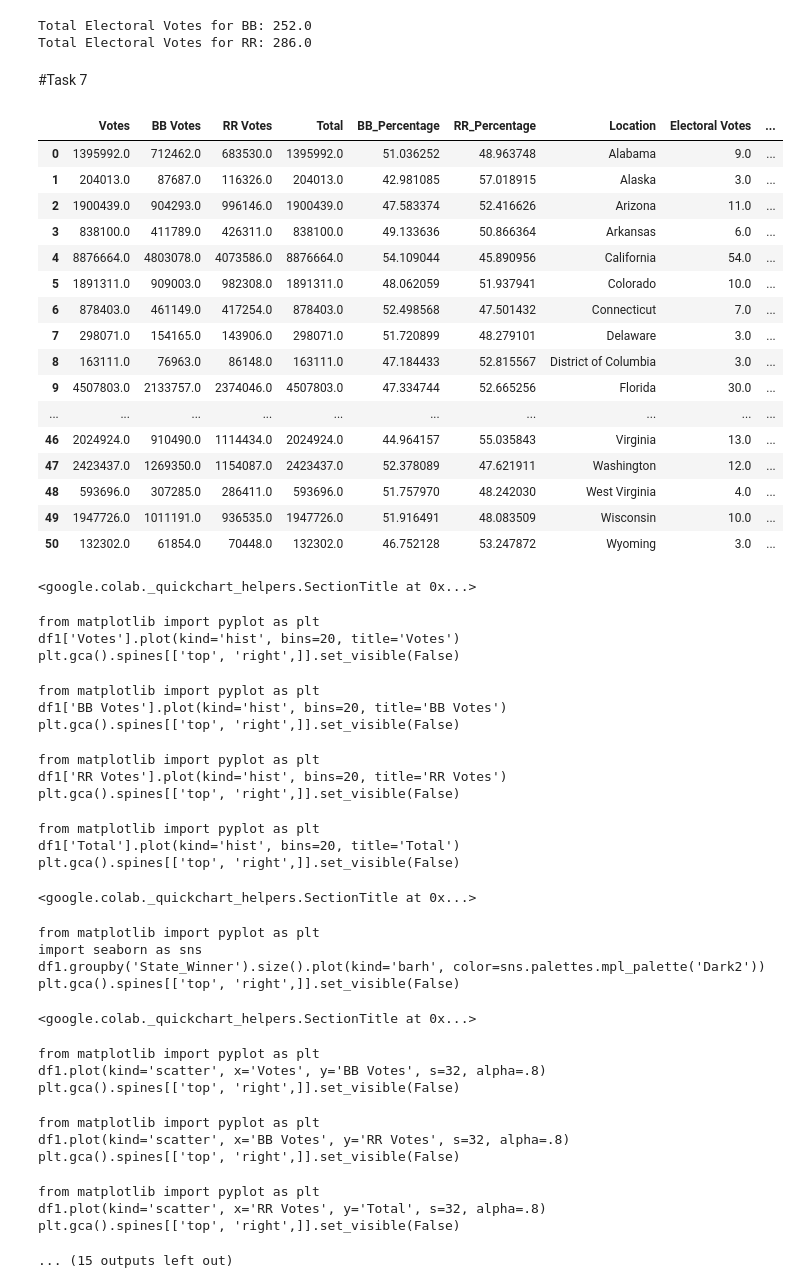
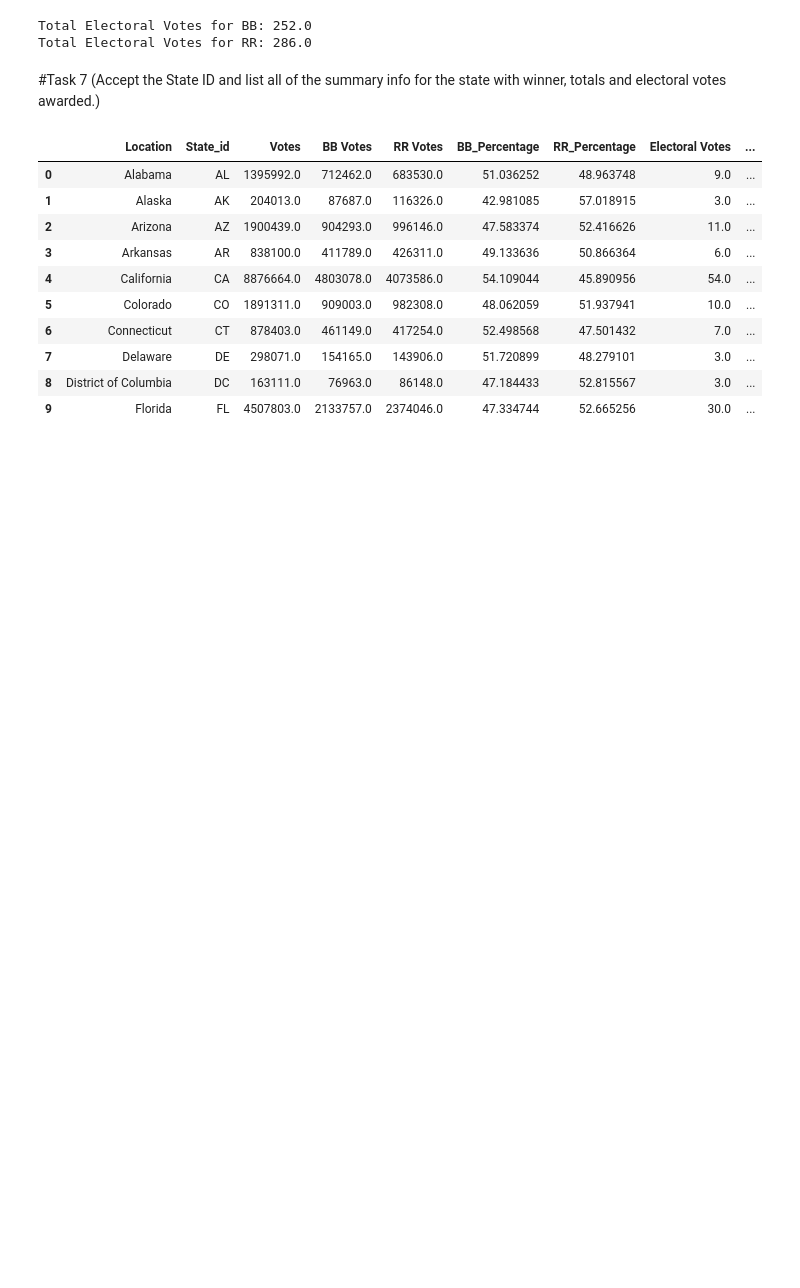
Before and after one commit to winesther23/CMPSC-132-Project-2, a Jupyter notebook: Project_2.ipynb, the cells around one changed output. Saved outputs shown, nothing was run; the diff lists cells and outputs as text; code cells hidden in the pictures; blank space fills up the shorter version.

```diff
--- a/Project_2.ipynb
+++ b/Project_2.ipynb
@@ -181,54 +181,23 @@ print("Total Electoral Votes for RR:", total_electoral_votes_rr)
 # %% [output]
 Total Electoral Votes for BB: 252.0
 Total Electoral Votes for RR: 286.0
-# %% [markdown]
-#Task 7
+# %% [markdown]
+#Task 7 (Accept the State ID and list all of the summary info for the state with winner, totals and electoral votes awarded.)
+# %%
+df1["State_id"] = State_Info['Postal Abbreviation']
+# %%
+df1 = df1.reindex(columns=['Location', 'State_id', 'Votes', 'BB Votes', 'RR Votes', 'BB_Percentage', 'RR_Percentage', 'Electoral Votes', 'State_Winner', 'Electoral_Votes_Won_BB', 'Electoral_Votes_Won_RR'])
 # %%
-df1
+df1.head(10)
 # %% [output]
-|  | Votes | BB Votes | RR Votes | Total | BB_Percentage | RR_Percentage | Location | Electoral Votes | ... |
-| 0 | 1395992.0 | 712462.0 | 683530.0 | 1395992.0 | 51.036252 | 48.963748 | Alabama | 9.0 | ... |
-| 1 | 204013.0 | 87687.0 | 116326.0 | 204013.0 | 42.981085 | 57.018915 | Alaska | 3.0 | ... |
-| 2 | 1900439.0 | 904293.0 | 996146.0 | 1900439.0 | 47.583374 | 52.416626 | Arizona | 11.0 | ... |
-| 3 | 838100.0 | 411789.0 | 426311.0 | 838100.0 | 49.133636 | 50.866364 | Arkansas | 6.0 | ... |
-| 4 | 8876664.0 | 4803078.0 | 4073586.0 | 8876664.0 | 54.109044 | 45.890956 | California | 54.0 | ... |
-| 5 | 1891311.0 | 909003.0 | 982308.0 | 1891311.0 | 48.062059 | 51.937941 | Colorado | 10.0 | ... |
-| 6 | 878403.0 | 461149.0 | 417254.0 | 878403.0 | 52.498568 | 47.501432 | Connecticut | 7.0 | ... |
-| 7 | 298071.0 | 154165.0 | 143906.0 | 298071.0 | 51.720899 | 48.279101 | Delaware | 3.0 | ... |
-| 8 | 163111.0 | 76963.0 | 86148.0 | 163111.0 | 47.184433 | 52.815567 | District of Columbia | 3.0 | ... |
-| 9 | 4507803.0 | 2133757.0 | 2374046.0 | 4507803.0 | 47.334744 | 52.665256 | Florida | 30.0 | ... |
-| ... | ... | ... | ... | ... | ... | ... | ... | ... | ... |
-| 46 | 2024924.0 | 910490.0 | 1114434.0 | 2024924.0 | 44.964157 | 55.035843 | Virginia | 13.0 | ... |
-| 47 | 2423437.0 | 1269350.0 | 1154087.0 | 2423437.0 | 52.378089 | 47.621911 | Washington | 12.0 | ... |
-| 48 | 593696.0 | 307285.0 | 286411.0 | 593696.0 | 51.757970 | 48.242030 | West Virginia | 4.0 | ... |
-| 49 | 1947726.0 | 1011191.0 | 936535.0 | 1947726.0 | 51.916491 | 48.083509 | Wisconsin | 10.0 | ... |
-| 50 | 132302.0 | 61854.0 | 70448.0 | 132302.0 | 46.752128 | 53.247872 | Wyoming | 3.0 | ... |
+|  | Location | State_id | Votes | BB Votes | RR Votes | BB_Percentage | RR_Percentage | Electoral Votes | ... |
+| 0 | Alabama | AL | 1395992.0 | 712462.0 | 683530.0 | 51.036252 | 48.963748 | 9.0 | ... |
+| 1 | Alaska | AK | 204013.0 | 87687.0 | 116326.0 | 42.981085 | 57.018915 | 3.0 | ... |
+| 2 | Arizona | AZ | 1900439.0 | 904293.0 | 996146.0 | 47.583374 | 52.416626 | 11.0 | ... |
+| 3 | Arkansas | AR | 838100.0 | 411789.0 | 426311.0 | 49.133636 | 50.866364 | 6.0 | ... |
+| 4 | California | CA | 8876664.0 | 4803078.0 | 4073586.0 | 54.109044 | 45.890956 | 54.0 | ... |
+| 5 | Colorado | CO | 1891311.0 | 909003.0 | 982308.0 | 48.062059 | 51.937941 | 10.0 | ... |
+| 6 | Connecticut | CT | 878403.0 | 461149.0 | 417254.0 | 52.498568 | 47.501432 | 7.0 | ... |
+| 7 | Delaware | DE | 298071.0 | 154165.0 | 143906.0 | 51.720899 | 48.279101 | 3.0 | ... |
+| 8 | District of Columbia | DC | 163111.0 | 76963.0 | 86148.0 | 47.184433 | 52.815567 | 3.0 | ... |
+| 9 | Florida | FL | 4507803.0 | 2133757.0 | 2374046.0 | 47.334744 | 52.665256 | 30.0 | ... |
-<google.colab._quickchart_helpers.SectionTitle at 0x...>
-from matplotlib import pyplot as plt
-df1['Votes'].plot(kind='hist', bins=20, title='Votes')
-plt.gca().spines[['top', 'right',]].set_visible(False)
-from matplotlib import pyplot as plt
-df1['BB Votes'].plot(kind='hist', bins=20, title='BB Votes')
-plt.gca().spines[['top', 'right',]].set_visible(False)
-from matplotlib import pyplot as plt
-df1['RR Votes'].plot(kind='hist', bins=20, title='RR Votes')
-plt.gca().spines[['top', 'right',]].set_visible(False)
-from matplotlib import pyplot as plt
-df1['Total'].plot(kind='hist', bins=20, title='Total')
-plt.gca().spines[['top', 'right',]].set_visible(False)
-<google.colab._quickchart_helpers.SectionTitle at 0x...>
-from matplotlib import pyplot as plt
-import seaborn as sns
-df1.groupby('State_Winner').size().plot(kind='barh', color=sns.palettes.mpl_palette('Dark2'))
-plt.gca().spines[['top', 'right',]].set_visible(False)
-<google.colab._quickchart_helpers.SectionTitle at 0x...>
-from matplotlib import pyplot as plt
-df1.plot(kind='scatter', x='Votes', y='BB Votes', s=32, alpha=.8)
-plt.gca().spines[['top', 'right',]].set_visible(False)
-from matplotlib import pyplot as plt
-df1.plot(kind='scatter', x='BB Votes', y='RR Votes', s=32, alpha=.8)
-plt.gca().spines[['top', 'right',]].set_visible(False)
-from matplotlib import pyplot as plt
-df1.plot(kind='scatter', x='RR Votes', y='Total', s=32, alpha=.8)
-plt.gca().spines[['top', 'right',]].set_visible(False)
-... (15 outputs left out)
```
Also changed, not shown: parts of 12 cells of this notebook.
